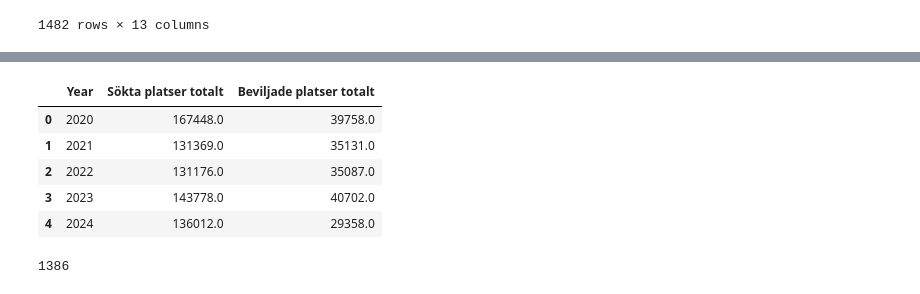
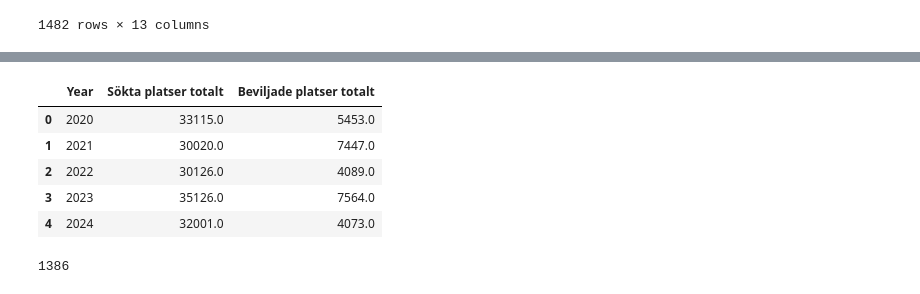
Before and after one commit to AntonBackeus/DataVisualisering_Projekt_YhKollen_G1, a Jupyter notebook: eda/anton_eda.ipynb, the cells around one changed output, grey strips where cells are left out. Drawn from its saved outputs; the diff is of its cells as text; code cells hidden in the pictures.

```diff
--- a/eda/anton_eda.ipynb
+++ b/eda/anton_eda.ipynb
@@ -382,7 +382,7 @@ for key, value in PROGRAM_NAMES.items():
     temp_df1 = pd.read_excel(
         "../data/program/" + value,
         sheet_name="Tabell 4",
-    )[['Sökta platser totalt', 'Beviljade platser totalt']]
+    )[['Utbildningsområde', 'Sökta platser totalt', 'Beviljade platser totalt']]
     temp_df1['Year'] = key
     df_list1.append(temp_df1)
 
@@ -406,7 +406,7 @@ df_merged1
 # %%
 df_platser = df_merged.copy()
 
-df_platser = df_platser[['Sökta platser totalt', 'Beviljade platser totalt', 'År']].rename(columns={'År': 'Year'}).dropna(subset='Sökta platser totalt')
+df_platser = df_platser[['Utbildningsområde', 'Sökta platser totalt', 'Beviljade platser totalt', 'År']].rename(columns={'År': 'Year'}).dropna(subset='Sökta platser totalt')
 
 df_platser = pd.concat([df_merged1, df_platser], sort=False, ignore_index=True)
 
@@ -428,16 +428,17 @@ df_platser
 # %%
+swe_educational_area = 'Data/IT'
 df_sum = df_platser.copy()
-
+df_sum = df_sum.query('Utbildningsområde == @swe_educational_area')
 df_sum = df_sum.groupby('Year')[['Sökta platser totalt', 'Beviljade platser totalt']].sum().reset_index()
 
 df_sum
 # %% [output]
 |  | Year | Sökta platser totalt | Beviljade platser totalt |
-| 0 | 2020 | 167448.0 | 39758.0 |
-| 1 | 2021 | 131369.0 | 35131.0 |
-| 2 | 2022 | 131176.0 | 35087.0 |
-| 3 | 2023 | 143778.0 | 40702.0 |
-| 4 | 2024 | 136012.0 | 29358.0 |
+| 0 | 2020 | 33115.0 | 5453.0 |
+| 1 | 2021 | 30020.0 | 7447.0 |
+| 2 | 2022 | 30126.0 | 4089.0 |
+| 3 | 2023 | 35126.0 | 7564.0 |
+| 4 | 2024 | 32001.0 | 4073.0 |
 # %%
 import plotly.express as px
 
```
Also changed, not shown: parts of 8 cells of this notebook.
